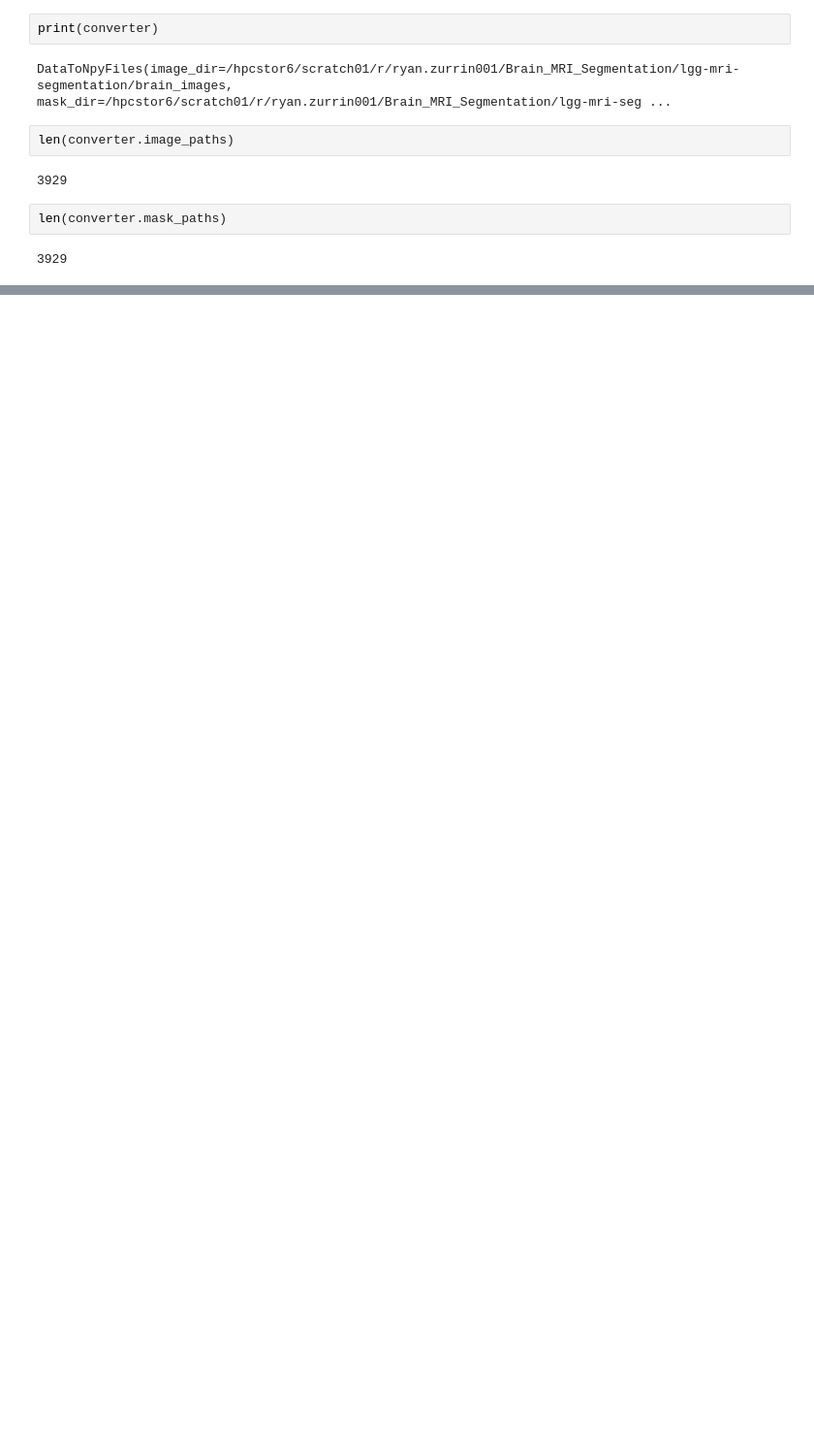
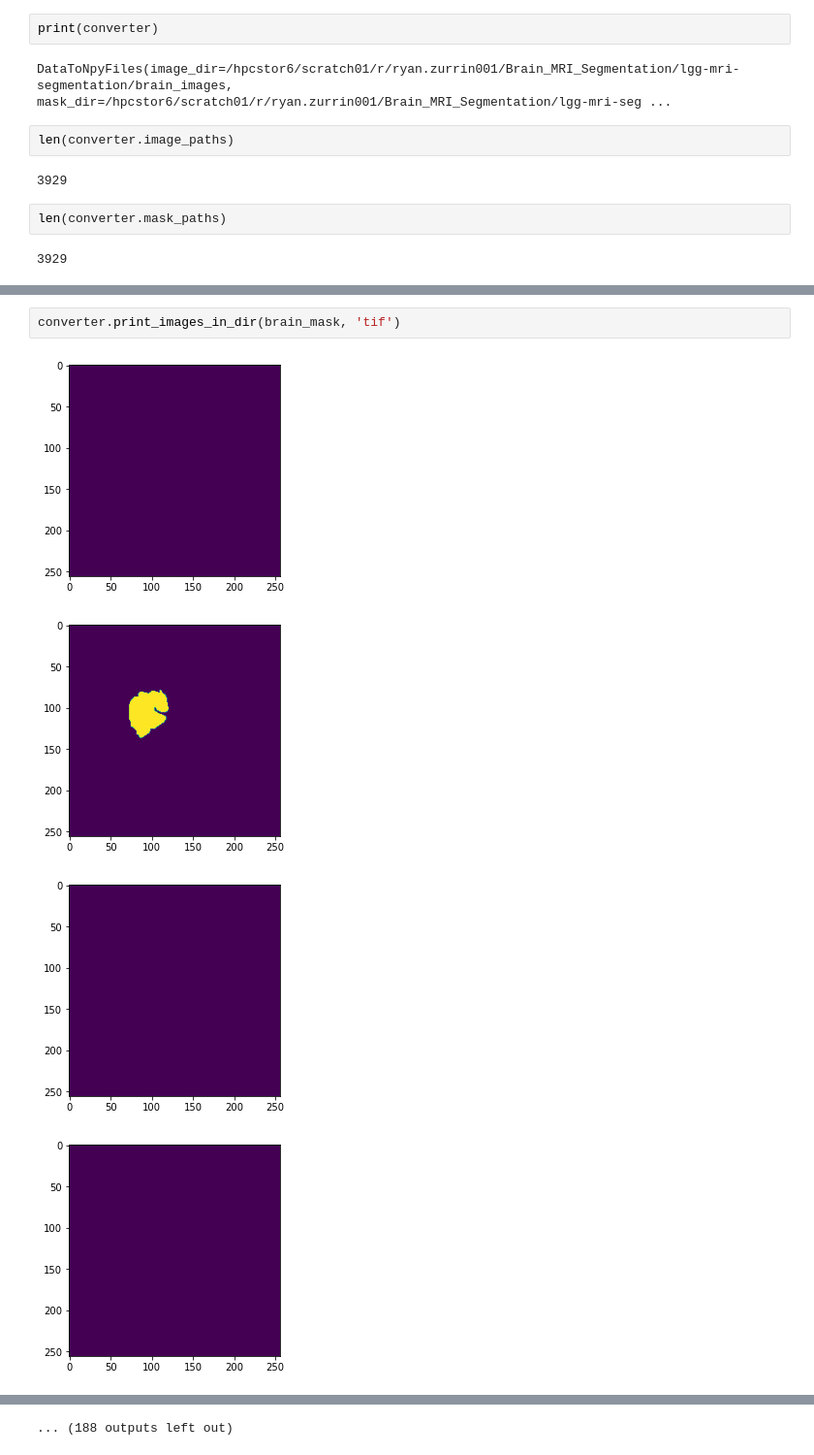
Before and after one commit to RyanZurrin/gp2, a Jupyter notebook: _DATA/gp2/MAKING_SINGLE_NPY_BRAIN_SEG.ipynb, the cells around one changed output, grey strips where cells are left out. Shown at 97% size. Cells and saved outputs as stored; diff of their text form; blank space fills up the shorter version.

```diff
--- a/_DATA/gp2/MAKING_SINGLE_NPY_BRAIN_SEG.ipynb
+++ b/_DATA/gp2/MAKING_SINGLE_NPY_BRAIN_SEG.ipynb
@@ -54,0 +57,7 @@ imshow(Image.open('/hpcstor6/scratch01/r/ryan.zurrin001/Brain_MRI_Segmentation/l
+# %%
+converter.print_images_in_dir(brain_mask, 'tif')
+# %% [output]
+[figure, added]
+[figure, added]
+[figure, added]
+[figure, added]
@@ -54,0 +72 @@ imshow(Image.open('/hpcstor6/scratch01/r/ryan.zurrin001/Brain_MRI_Segmentation/l
+... (188 outputs left out)
```
Also changed, not shown: parts of 17 cells of this notebook, 1 other file.
